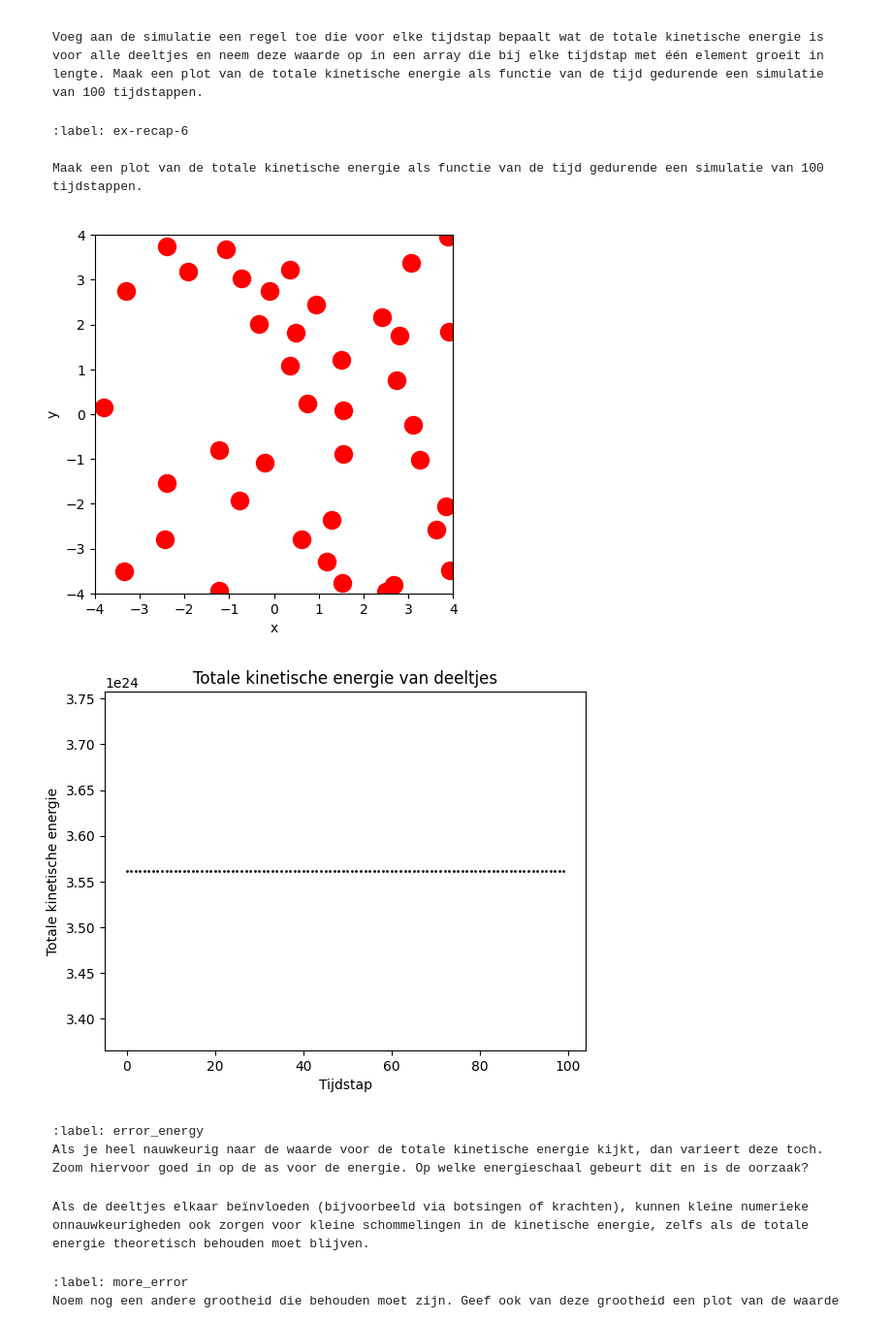
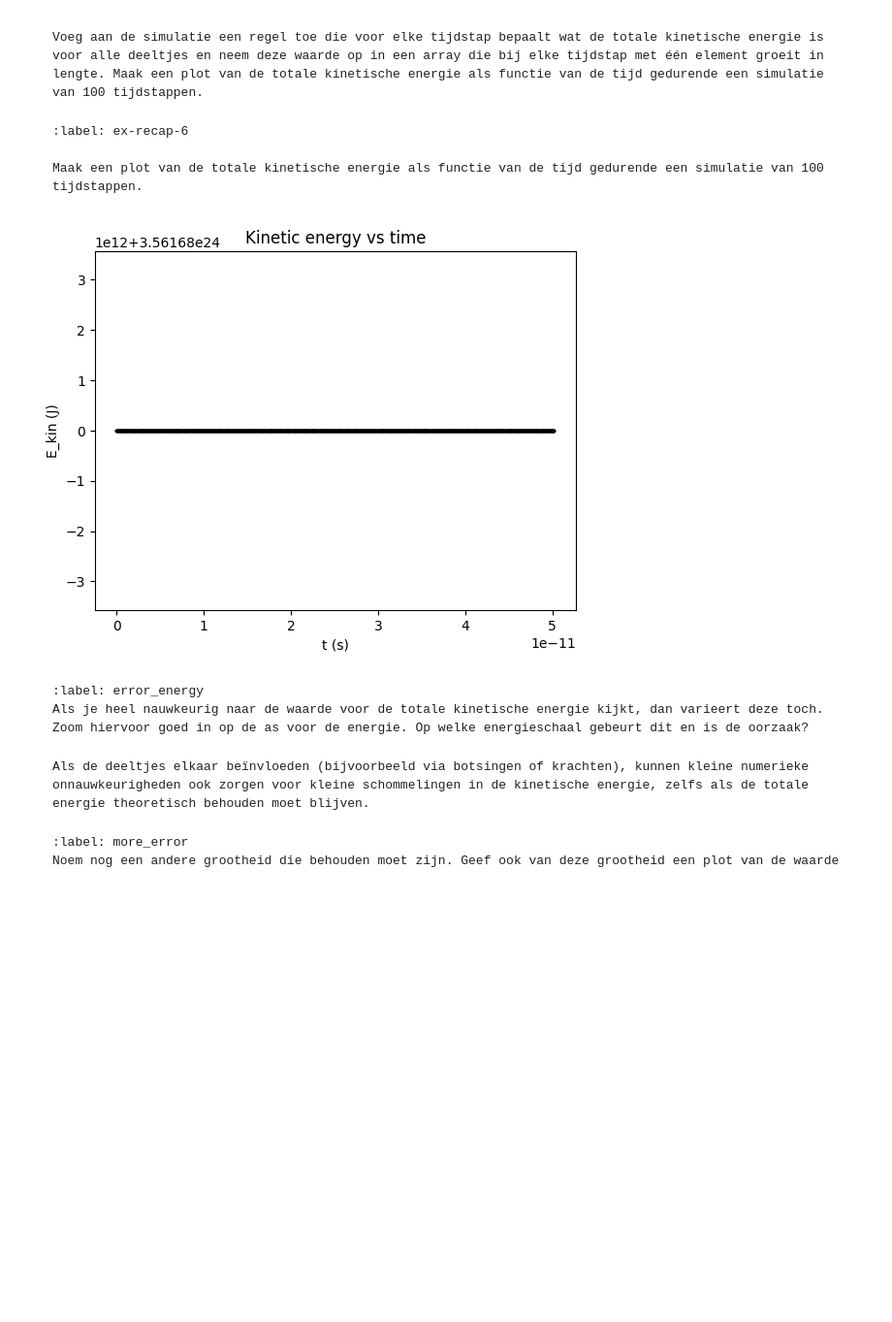
Before and after one commit to fKogelTU/Sarah_Frank, a Jupyter notebook: Content/PySim/3_recap.ipynb, the cells around one changed output. Shown at 97% size. Cells and saved outputs as stored; diff of their text form; code cells hidden in the pictures; blank space fills up the shorter version.

````diff
--- a/Content/PySim/3_recap.ipynb
+++ b/Content/PySim/3_recap.ipynb
@@ -312,49 +312,45 @@ Voeg aan de simulatie een regel toe die voor elke tijdstap bepaalt wat de totale
 Maak een plot van de totale kinetische energie als functie van de tijd gedurende een simulatie van 100 tijdstappen.
 ```
 # %%
+import numpy as np
+import matplotlib.pyplot as plt
 
-import matplotlib.pyplot as plt
-from matplotlib.animation import FuncAnimation
-from IPython.display import HTML
 
-# lijst om totale kinetische energie bij te houden
-total_kinetic_energy = []
+def calc_E_kin(particles):
+    # Calculate total kinetic energy and append to E_kin array.
+    global E_kin
+    total_E = 0.0
+    for p in particles:
+        total_E += p.kin_energy
+    E_kin = np.append(E_kin, total_E)
 
-fig, ax = plt.subplots()
-ax.set_xlabel('x')
-ax.set_ylabel('y')
-ax.set_xlim(-BOX_SIZE_0/2, BOX_SIZE_0/2)
-ax.set_ylim(-BOX_SIZE_0/2, BOX_SIZE_0/2)
-ax.set_aspect('equal')
-dot, = ax.plot([], [], 'ro', ms=13)
+def take_time_step(particles):
+    # Advance positions, handle collisions/walls, and calculate energy.
+    for p in particles:
+        p.update_position()
+    handle_collisions(particles)
+    handle_walls(particles)
+    calc_E_kin(particles)
 
-def init():
-    dot.set_data([], [])
-    return dot,
+# Measure initial energy at t = 0
+calc_E_kin(particles)
 
-def update(frame):
-    take_time_step(particles)  # werk posities en snelheden bij
+# Run 100 timesteps
+N_steps = 100
+for _ in range(N_steps):
+    take_time_step(particles)
 
-    # bereken totale kinetische energie
-    KE = sum(0.5 * p.m * (p.v[0]**2 + p.v[1]**2) for p in particles)
-    total_kinetic_energy.append(KE)
+# plot
+t = np.arange(0, len(E_kin) * DT, DT)
 
-    dot.set_data([p.r[0] for p in particles], [p.r[1] for p in particles])
-    return dot,
-
-ani = FuncAnimation(fig, update, frames=100, init_func=init, blit=True, interval=50)
-HTML(ani.to_jshtml())
-
-# Na de simulatie plotten we de totale kinetische energie
 plt.figure()
-plt.plot(range(len(total_kinetic_energy)), total_kinetic_energy, 'k.', markersize="2" )
-plt.xlabel('Tijdstap')
-plt.ylabel('Totale kinetische energie')
-plt.title('Totale kinetische energie van deeltjes')
+plt.plot(t, E_kin, "k.", markersize=4)
+plt.xlabel("t (s)")
+plt.ylabel("E_kin (J)")
+plt.title("Kinetic energy vs time")
 plt.show()
 # %% [output]
-[figure, old version]
+[figure, new version]
-[figure, removed]
 # %% [markdown]
 ```{exercise}
 :label: error_energy
````
Also changed, not shown: parts of 3 cells of this notebook, 1 other file.
